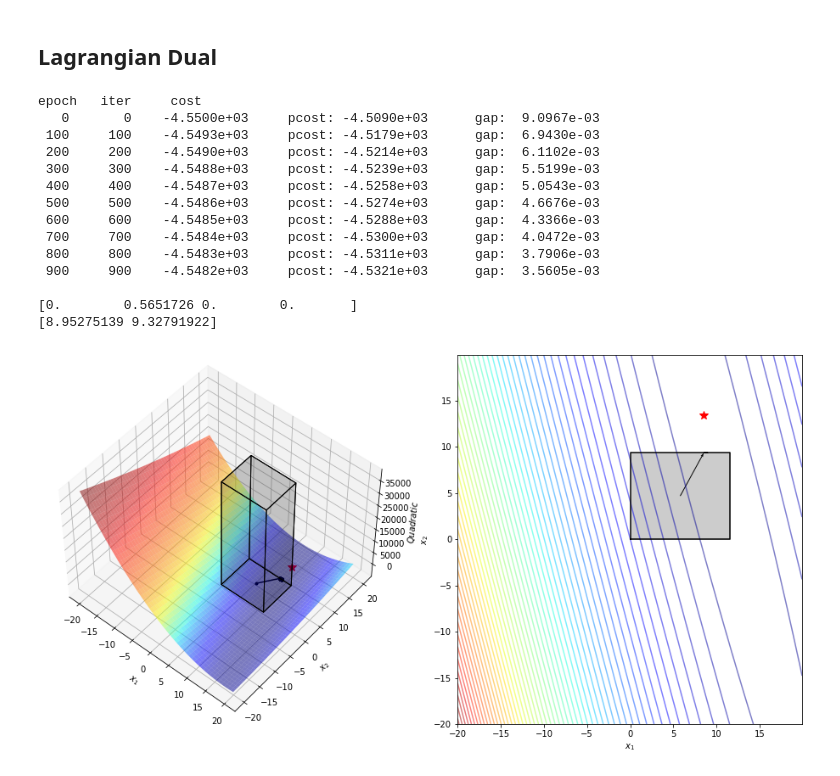
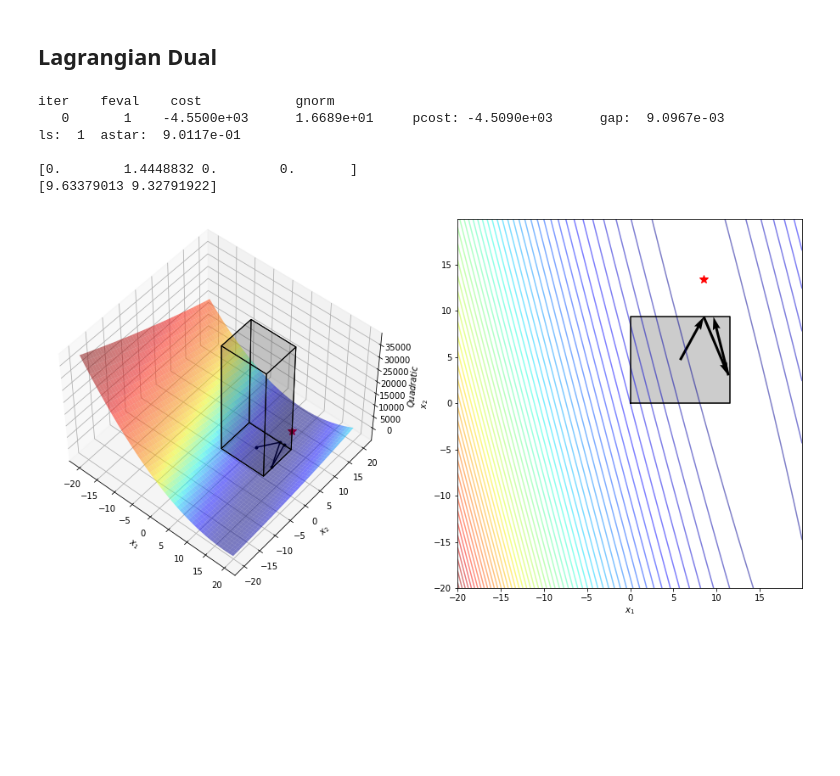
Before and after one commit to dmeoli/optiml, a Jupyter notebook: notebooks/optimization/BoxConstrainedQuadraticMethods.ipynb, the cells around one changed output. Saved outputs shown, nothing was run; the diff lists cells and outputs as text; code cells hidden in the pictures; blank space fills up the shorter version.

```diff
--- a/notebooks/optimization/BoxConstrainedQuadraticMethods.ipynb
+++ b/notebooks/optimization/BoxConstrainedQuadraticMethods.ipynb
@@ -135,22 +135,13 @@ from optiml.opti.unconstrained.stochastic import AdaGrad
 # %%
 dual = LagrangianBoxConstrainedQuadratic(quad=quad, ub=ub)
-opt = LagrangianDual(f=dual, optimizer=AdaGrad, verbose=100).minimize()
-print(opt.x) # Lagrange multipliers >= 0
-print(opt.primal_x)
+opt = LagrangianDual(f=dual, optimizer=SteepestGradientDescent, verbose=100).minimize()
+print(opt.x)  # Lagrange multipliers >= 0
+print(opt.primal_x)  # equals to Projected Gradient
 plot_trajectory_optimization(dual.primal, opt, x_min=-20, x_max=20, y_min=-20, y_max=20)
 # %% [output]
-epoch   iter     cost
-   0       0    -4.5500e+03     pcost: -4.5090e+03      gap:  9.0967e-03
- 100     100    -4.5493e+03     pcost: -4.5179e+03      gap:  6.9430e-03
- 200     200    -4.5490e+03     pcost: -4.5214e+03      gap:  6.1102e-03
- 300     300    -4.5488e+03     pcost: -4.5239e+03      gap:  5.5199e-03
- 400     400    -4.5487e+03     pcost: -4.5258e+03      gap:  5.0543e-03
- 500     500    -4.5486e+03     pcost: -4.5274e+03      gap:  4.6676e-03
- 600     600    -4.5485e+03     pcost: -4.5288e+03      gap:  4.3366e-03
- 700     700    -4.5484e+03     pcost: -4.5300e+03      gap:  4.0472e-03
- 800     800    -4.5483e+03     pcost: -4.5311e+03      gap:  3.7906e-03
- 900     900    -4.5482e+03     pcost: -4.5321e+03      gap:  3.5605e-03
+iter    feval    cost            gnorm
+   0       1    -4.5500e+03      1.6689e+01     pcost: -4.5090e+03      gap:  9.0967e-03        ls:  1  astar:  9.0117e-01
 
-[0.        0.5651726 0.        0.       ]
-[8.95275139 9.32791922]
+[0.        1.4448832 0.        0.       ]
+[9.63379013 9.32791922]
-[figure, old version]
+[figure, new version]
```
Also changed, not shown: parts of 1 cell of this notebook, 3 other files.
